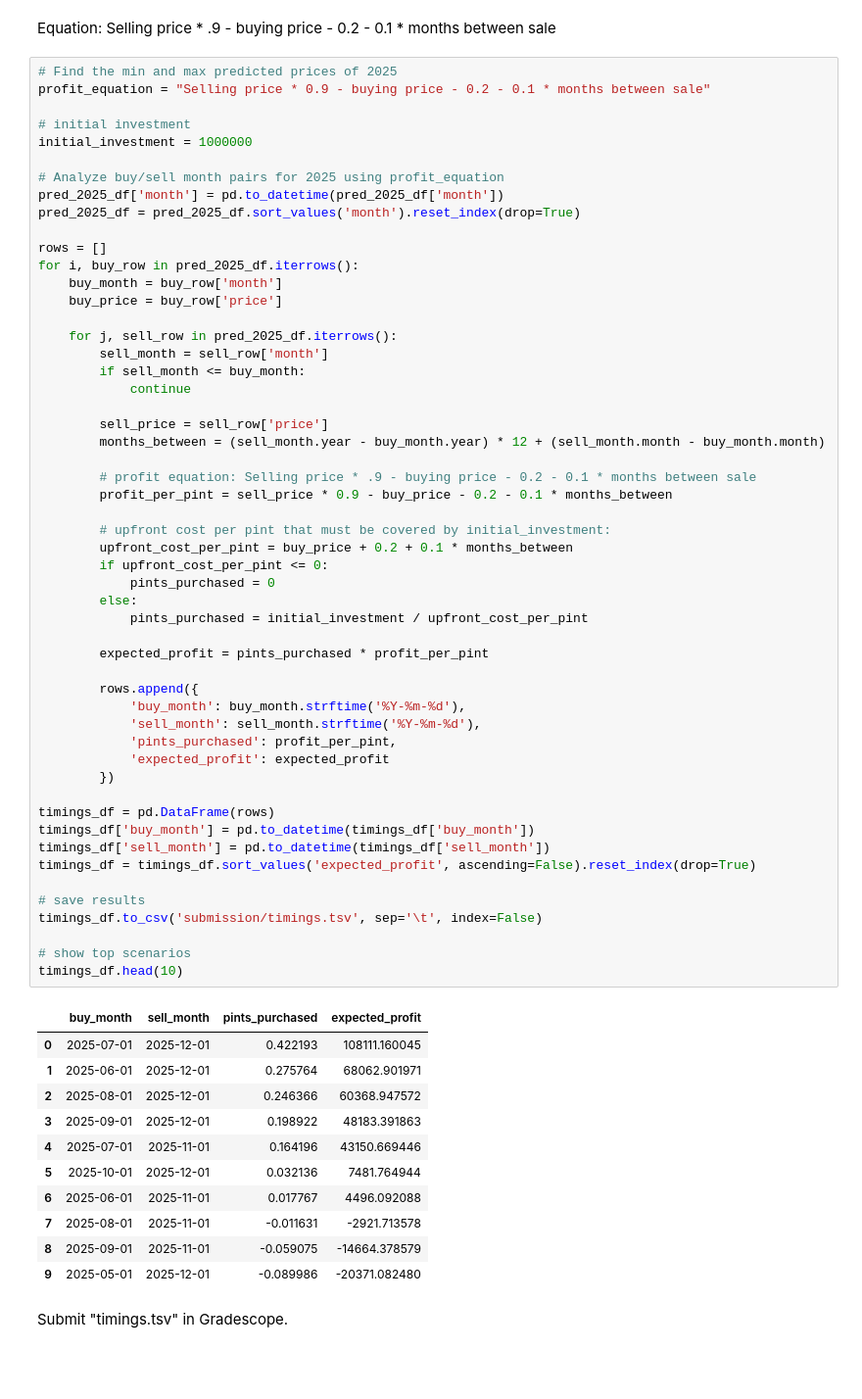
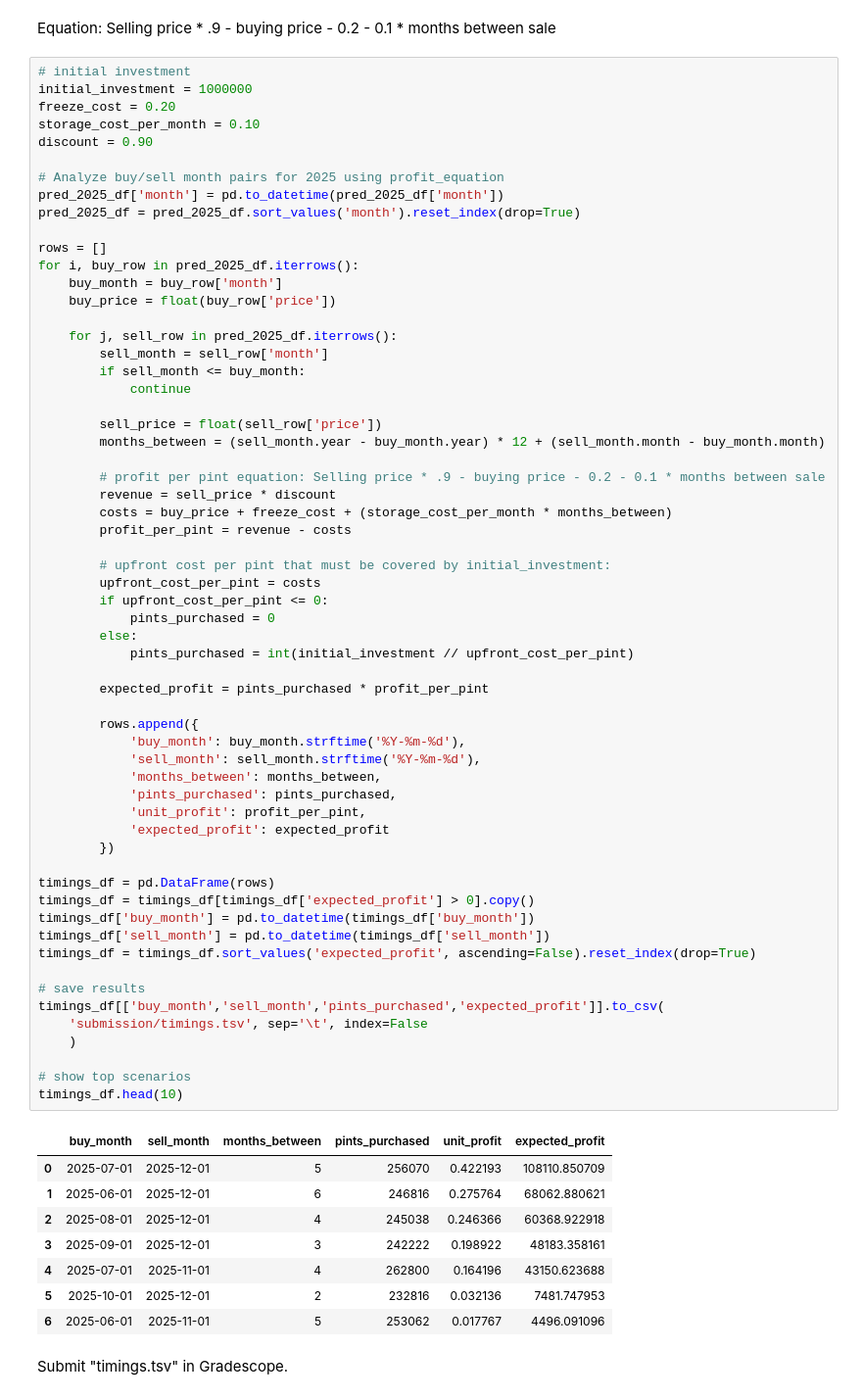
Before and after one commit to jtvon/dx704-project-02, a Jupyter notebook: project.ipynb, the cells around one changed output. Shown: that part at 98% size. Drawn from its saved outputs; the diff is of its cells as text; blank space fills up the shorter version.

Commit message:
updates to timings

```diff
--- a/project.ipynb
+++ b/project.ipynb
@@ -210,11 +210,11 @@ plt.show()
 # %% [markdown]
 Equation: Selling price * .9 - buying price - 0.2 - 0.1 * months between sale
 # %%
-# Find the min and max predicted prices of 2025
-profit_equation = "Selling price * 0.9 - buying price - 0.2 - 0.1 * months between sale"
-
 # initial investment
 initial_investment = 1000000
+freeze_cost = 0.20
+storage_cost_per_month = 0.10
+discount = 0.90
 
 # Analyze buy/sell month pairs for 2025 using profit_equation
 pred_2025_df['month'] = pd.to_datetime(pred_2025_df['month'])
@@ -223,57 +223,61 @@ pred_2025_df = pred_2025_df.sort_values('month').reset_index(drop=True)
 rows = []
 for i, buy_row in pred_2025_df.iterrows():
     buy_month = buy_row['month']
-    buy_price = buy_row['price']
+    buy_price = float(buy_row['price'])
 
     for j, sell_row in pred_2025_df.iterrows():
         sell_month = sell_row['month']
         if sell_month <= buy_month:
             continue
 
-        sell_price = sell_row['price']
+        sell_price = float(sell_row['price'])
         months_between = (sell_month.year - buy_month.year) * 12 + (sell_month.month - buy_month.month)
 
-        # profit equation: Selling price * .9 - buying price - 0.2 - 0.1 * months between sale
-        profit_per_pint = sell_price * 0.9 - buy_price - 0.2 - 0.1 * months_between
+        # profit per pint equation: Selling price * .9 - buying price - 0.2 - 0.1 * months between sale
+        revenue = sell_price * discount
+        costs = buy_price + freeze_cost + (storage_cost_per_month * months_between)
+        profit_per_pint = revenue - costs
 
         # upfront cost per pint that must be covered by initial_investment:
-        upfront_cost_per_pint = buy_price + 0.2 + 0.1 * months_between
+        upfront_cost_per_pint = costs
         if upfront_cost_per_pint <= 0:
             pints_purchased = 0
         else:
-            pints_purchased = initial_investment / upfront_cost_per_pint
+            pints_purchased = int(initial_investment // upfront_cost_per_pint)
 
         expected_profit = pints_purchased * profit_per_pint
 
         rows.append({
             'buy_month': buy_month.strftime('%Y-%m-%d'),
             'sell_month': sell_month.strftime('%Y-%m-%d'),
-            'pints_purchased': profit_per_pint,
+            'months_between': months_between,
+            'pints_purchased': pints_purchased,
+            'unit_profit': profit_per_pint,
             'expected_profit': expected_profit
         })
 
 timings_df = pd.DataFrame(rows)
+timings_df = timings_df[timings_df['expected_profit'] > 0].copy()
 timings_df['buy_month'] = pd.to_datetime(timings_df['buy_month'])
 timings_df['sell_month'] = pd.to_datetime(timings_df['sell_month'])
 timings_df = timings_df.sort_values('expected_profit', ascending=False).reset_index(drop=True)
 
 # save results
-timings_df.to_csv('submission/timings.tsv', sep='\t', index=False)
+timings_df[['buy_month','sell_month','pints_purchased','expected_profit']].to_csv(
+    'submission/timings.tsv', sep='\t', index=False
+    )
 
 # show top scenarios
 timings_df.head(10)
 # %% [output]
-|  | buy_month | sell_month | pints_purchased | expected_profit |
-| 0 | 2025-07-01 | 2025-12-01 | 0.422193 | 108111.160045 |
-| 1 | 2025-06-01 | 2025-12-01 | 0.275764 | 68062.901971 |
-| 2 | 2025-08-01 | 2025-12-01 | 0.246366 | 60368.947572 |
-| 3 | 2025-09-01 | 2025-12-01 | 0.198922 | 48183.391863 |
-| 4 | 2025-07-01 | 2025-11-01 | 0.164196 | 43150.669446 |
-| 5 | 2025-10-01 | 2025-12-01 | 0.032136 | 7481.764944 |
-| 6 | 2025-06-01 | 2025-11-01 | 0.017767 | 4496.092088 |
-| 7 | 2025-08-01 | 2025-11-01 | -0.011631 | -2921.713578 |
-| 8 | 2025-09-01 | 2025-11-01 | -0.059075 | -14664.378579 |
-| 9 | 2025-05-01 | 2025-12-01 | -0.089986 | -20371.082480 |
+|  | buy_month | sell_month | months_between | pints_purchased | unit_profit | expected_profit |
+| 0 | 2025-07-01 | 2025-12-01 | 5 | 256070 | 0.422193 | 108110.850709 |
+| 1 | 2025-06-01 | 2025-12-01 | 6 | 246816 | 0.275764 | 68062.880621 |
+| 2 | 2025-08-01 | 2025-12-01 | 4 | 245038 | 0.246366 | 60368.922918 |
+| 3 | 2025-09-01 | 2025-12-01 | 3 | 242222 | 0.198922 | 48183.358161 |
+| 4 | 2025-07-01 | 2025-11-01 | 4 | 262800 | 0.164196 | 43150.623688 |
+| 5 | 2025-10-01 | 2025-12-01 | 2 | 232816 | 0.032136 | 7481.747953 |
+| 6 | 2025-06-01 | 2025-11-01 | 5 | 253062 | 0.017767 | 4496.091096 |
 # %% [markdown]
 Submit "timings.tsv" in Gradescope.
 # %% [markdown]
```
Also changed, not shown: parts of 3 cells of this notebook, 4 other files.
